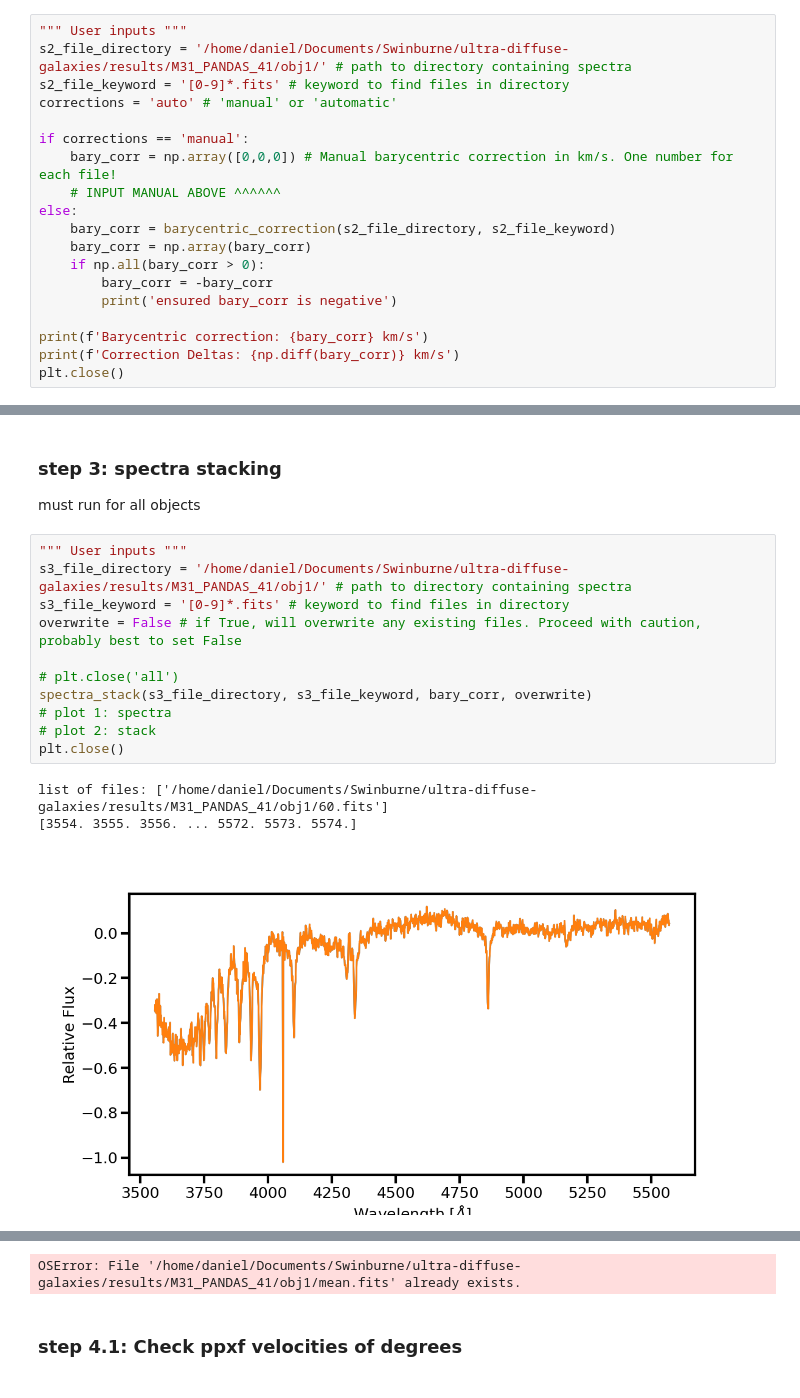
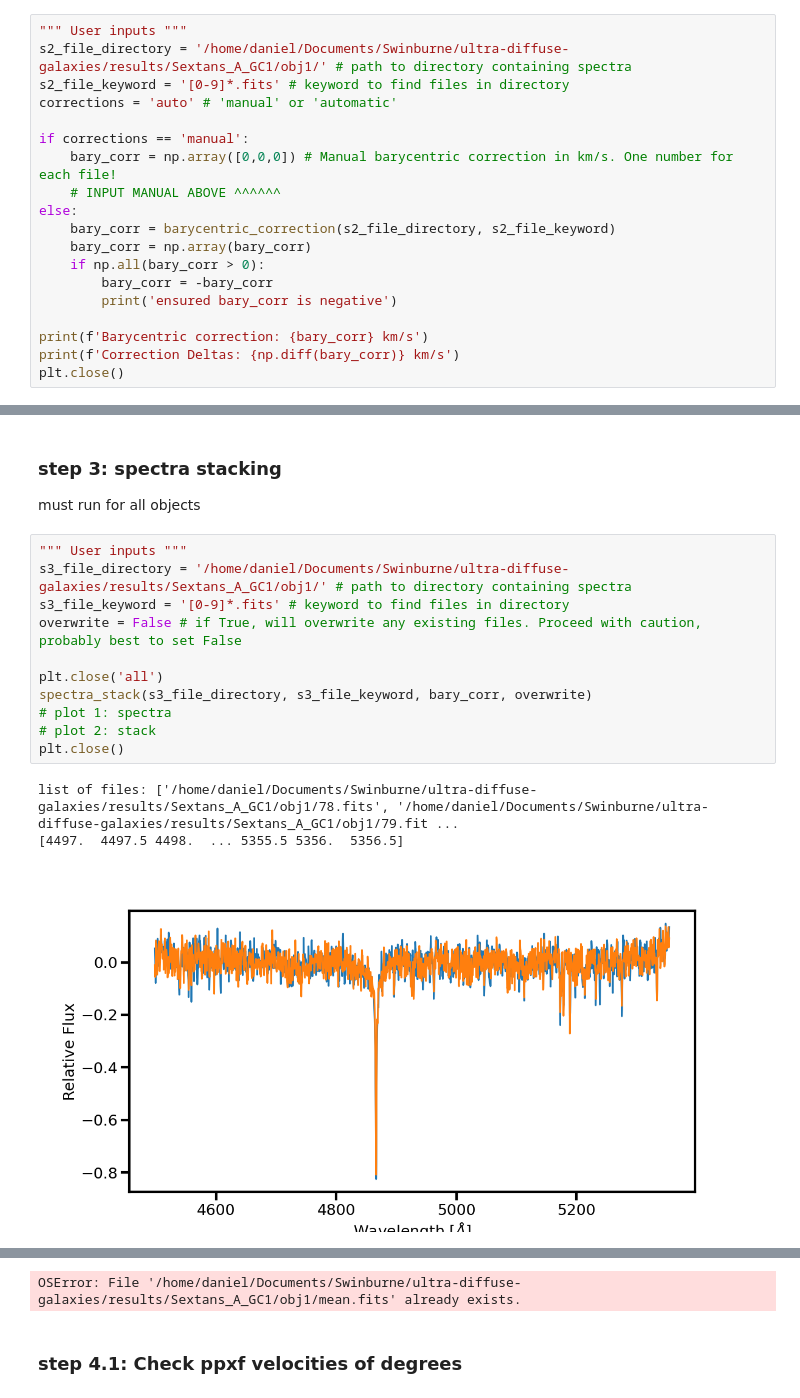
Before and after one commit to daniel-lyon/CAS-Summer-Project, a Jupyter notebook: scripts/main.ipynb, the cells around one changed output, grey strips where cells are left out. Saved outputs shown, nothing was run; the diff lists cells and outputs as text.

Commit message:
Sextans A 41

```diff
--- a/scripts/main.ipynb
+++ b/scripts/main.ipynb
@@ -44,7 +53,7 @@ open qfitsview and create `.fits` file for all objects in the cut files
 ### step 2: barycentric correction
 # %%
 """ User inputs """
-s2_file_directory = '/home/daniel/Documents/Swinburne/ultra-diffuse-galaxies/results/M31_PANDAS_41/obj1/' # path to directory containing spectra
+s2_file_directory = '/home/daniel/Documents/Swinburne/ultra-diffuse-galaxies/results/Sextans_A_GC1/obj1/' # path to directory containing spectra
 s2_file_keyword = '[0-9]*.fits' # keyword to find files in directory
 corrections = 'auto' # 'manual' or 'automatic'
 
@@ -71,16 +81,16 @@ Correction Deltas: [] km/s
 must run for all objects
 # %%
 """ User inputs """
-s3_file_directory = '/home/daniel/Documents/Swinburne/ultra-diffuse-galaxies/results/M31_PANDAS_41/obj1/' # path to directory containing spectra
+s3_file_directory = '/home/daniel/Documents/Swinburne/ultra-diffuse-galaxies/results/Sextans_A_GC1/obj1/' # path to directory containing spectra
 s3_file_keyword = '[0-9]*.fits' # keyword to find files in directory
 overwrite = False # if True, will overwrite any existing files. Proceed with caution, probably best to set False
 
-# plt.close('all')
+plt.close('all')
 spectra_stack(s3_file_directory, s3_file_keyword, bary_corr, overwrite)
 # plot 1: spectra
 # plot 2: stack
 plt.close()
 # %% [output]
-list of files: ['/home/daniel/Documents/Swinburne/ultra-diffuse-galaxies/results/M31_PANDAS_41/obj1/60.fits']
-[3554. 3555. 3556. ... 5572. 5573. 5574.]
+list of files: ['/home/daniel/Documents/Swinburne/ultra-diffuse-galaxies/results/Sextans_A_GC1/obj1/78.fits', '/home/daniel/Documents/Swinburne/ultra-diffuse-galaxies/results/Sextans_A_GC1/obj1/79.fit ...
+[4497.  4497.5 4498.  ... 5355.5 5356.  5356.5]
-[figure, old version]
+[figure, new version]
@@ -88,4 +98,4 @@ list of files: ['/home/daniel/Documents/Swinburne/ultra-diffuse-galaxies/results
-OSError: File '/home/daniel/Documents/Swinburne/ultra-diffuse-galaxies/results/M31_PANDAS_41/obj1/mean.fits' already exists.
+OSError: File '/home/daniel/Documents/Swinburne/ultra-diffuse-galaxies/results/Sextans_A_GC1/obj1/mean.fits' already exists.
 # %% [markdown]
 ### step 4.1: Check ppxf velocities of degrees
 # %%
```
Also changed, not shown: parts of 5 cells of this notebook, 13 other files.
